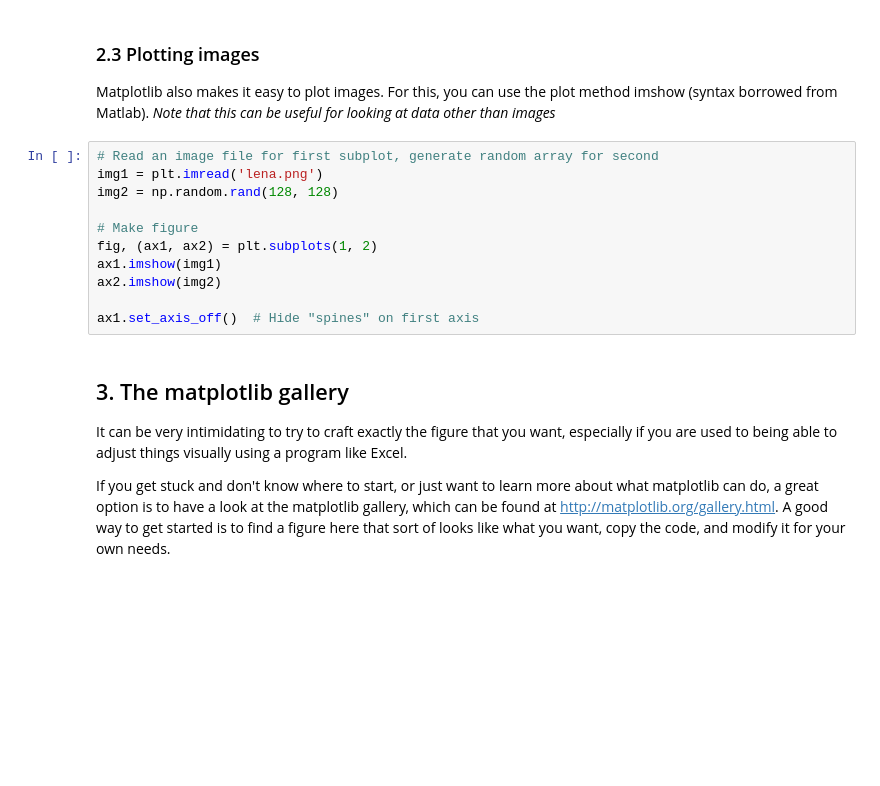
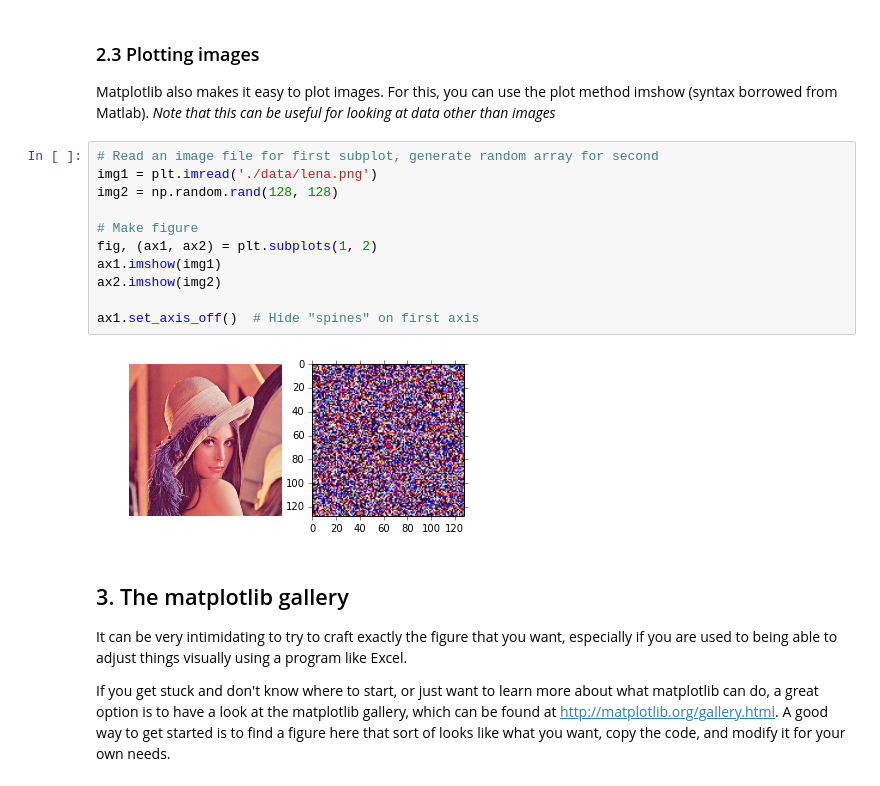
Before and after one commit to zonca/2014-12-16-lbl, a Jupyter notebook: lecture_notes/python/matplotlib-full.ipynb, the cells around one changed output. Saved outputs shown, nothing was run; the diff lists cells and outputs as text; blank space fills up the shorter version.

```diff
--- a/lecture_notes/python/matplotlib-full.ipynb
+++ b/lecture_notes/python/matplotlib-full.ipynb
@@ -209,15 +225,17 @@ Matplotlib also makes it easy to plot images. For this, you can use the plot met
 (syntax borrowed from Matlab).  _Note that this can be useful for looking at data other than images_
 # %%
 # Read an image file for first subplot, generate random array for second
-img1 = plt.imread('lena.png')
+img1 = plt.imread('./data/lena.png')
 img2 = np.random.rand(128, 128)
 
 # Make figure
 fig, (ax1, ax2) = plt.subplots(1, 2)
 ax1.imshow(img1)
 ax2.imshow(img2)
 
 ax1.set_axis_off()  # Hide "spines" on first axis
+# %% [output]
+[figure, added]
 # %% [markdown]
 ## 3. The matplotlib gallery
 
```
Also changed, not shown: parts of 10 cells of this notebook, 6 other files.
